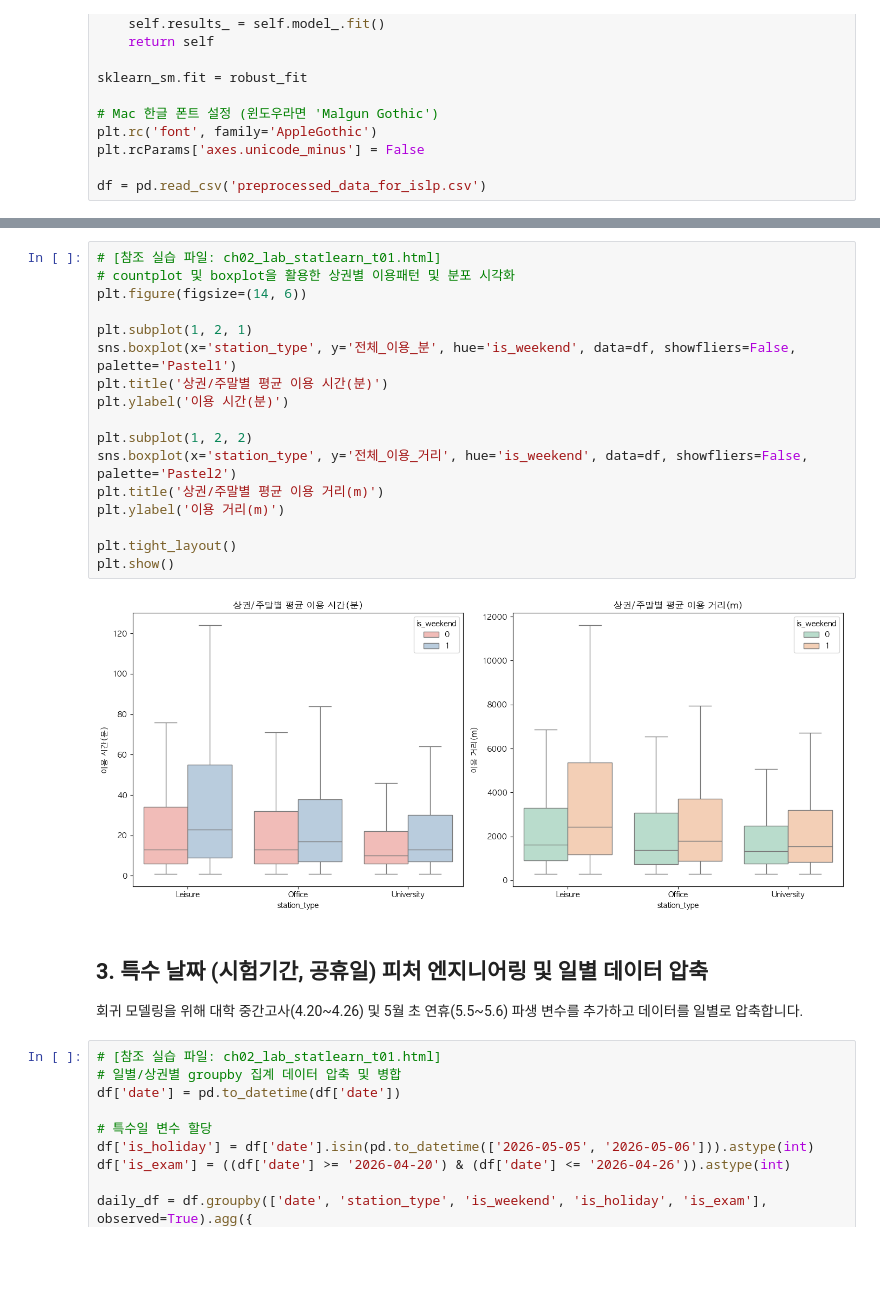
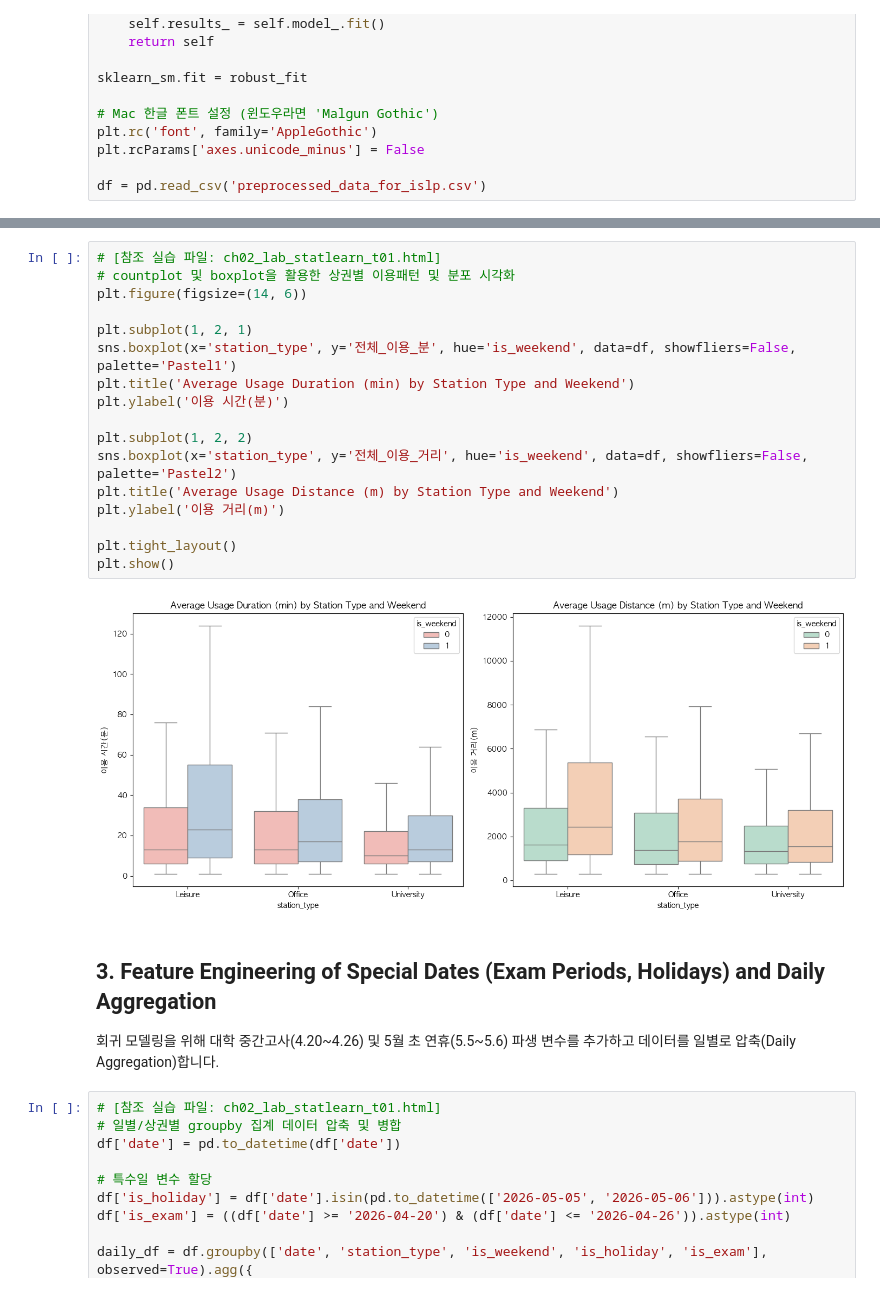
Before and after one commit to todayoneul/ddarungyee, a Jupyter notebook: 22100757_term_project.ipynb, the cells around one changed output, grey strips where cells are left out. Drawn from its saved outputs; the diff is of its cells as text; blank space fills up the shorter version.

```diff
--- a/22100757_term_project.ipynb
+++ b/22100757_term_project.ipynb
@@ -224,25 +291,25 @@ plt.show()
 # %%
 # [참조 실습 파일: ch02_lab_statlearn_t01.html]
 # countplot 및 boxplot을 활용한 상권별 이용패턴 및 분포 시각화
 plt.figure(figsize=(14, 6))
 
 plt.subplot(1, 2, 1)
 sns.boxplot(x='station_type', y='전체_이용_분', hue='is_weekend', data=df, showfliers=False, palette='Pastel1')
-plt.title('상권/주말별 평균 이용 시간(분)')
+plt.title('Average Usage Duration (min) by Station Type and Weekend')
 plt.ylabel('이용 시간(분)')
 
 plt.subplot(1, 2, 2)
 sns.boxplot(x='station_type', y='전체_이용_거리', hue='is_weekend', data=df, showfliers=False, palette='Pastel2')
-plt.title('상권/주말별 평균 이용 거리(m)')
+plt.title('Average Usage Distance (m) by Station Type and Weekend')
 plt.ylabel('이용 거리(m)')
 
 plt.tight_layout()
 plt.show()
 # %% [output]
-[figure, old version]
+[figure, new version]
 # %% [markdown]
-## 3. 특수 날짜 (시험기간, 공휴일) 피처 엔지니어링 및 일별 데이터 압축
-회귀 모델링을 위해 대학 중간고사(4.20~4.26) 및 5월 초 연휴(5.5~5.6) 파생 변수를 추가하고 데이터를 일별로 압축합니다.
+## 3. Feature Engineering of Special Dates (Exam Periods, Holidays) and Daily Aggregation
+회귀 모델링을 위해 대학 중간고사(4.20~4.26) 및 5월 초 연휴(5.5~5.6) 파생 변수를 추가하고 데이터를 일별로 압축(Daily Aggregation)합니다.
 # %%
 # [참조 실습 파일: ch02_lab_statlearn_t01.html]
 # 일별/상권별 groupby 집계 데이터 압축 및 병합
```
Also changed, not shown: parts of 87 cells of this notebook, 1 other file.
